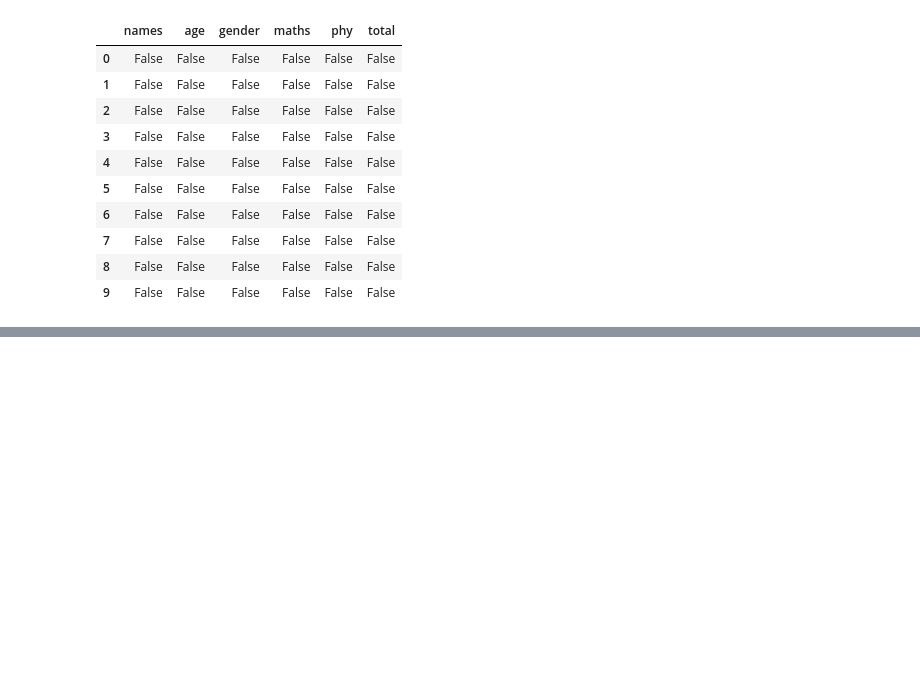
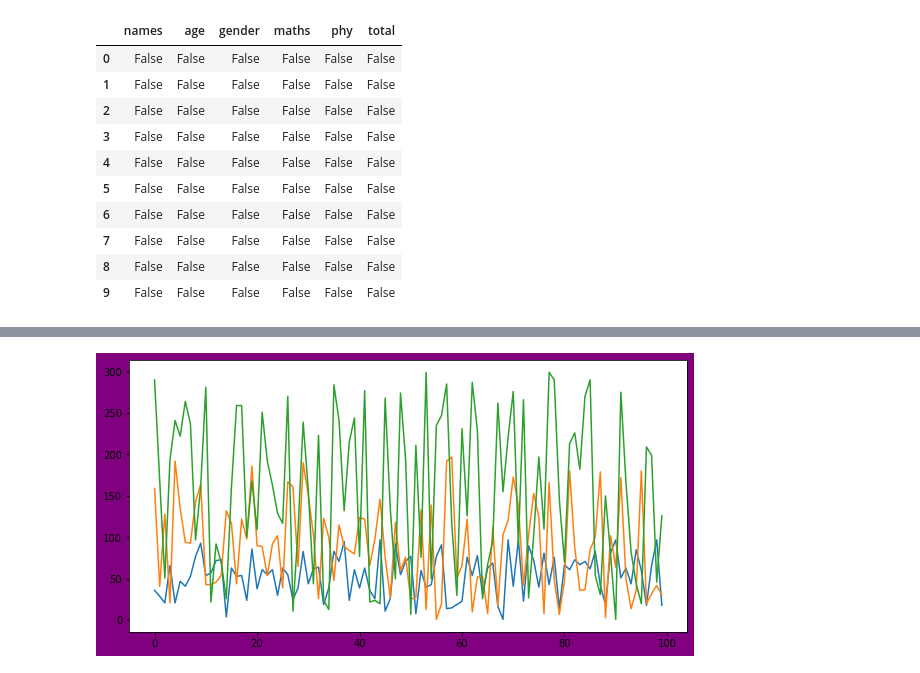
Before and after one commit to ajayyadav1998/Python-9am, a Jupyter notebook: Data Science/Introduction to Pandas.ipynb, the cells around one changed output, grey strips where cells are left out. Drawn from its saved outputs; the diff is of its cells as text; code cells hidden in the pictures; blank space fills up the shorter version.

```diff
--- a/Data Science/Introduction to Pandas.ipynb
+++ b/Data Science/Introduction to Pandas.ipynb
@@ -415,0 +427,6 @@ df.isna()
+# %%
+df = pd.DataFrame({
+    'one': np.random.randint(1,100,100),
+    'two': np.random.randint(1,200,100),
+    'three':np.random.randint(1,300,100)
+})
@@ -415,0 +442,6 @@ df.isna()
+# %%
+plt.figure(figsize=(10,5),facecolor='#800080')
+plt.plot(df)
+plt.show()
+# %% [output]
+[figure, added]
```
Also changed, not shown: parts of 18 cells of this notebook, 1 other file.
